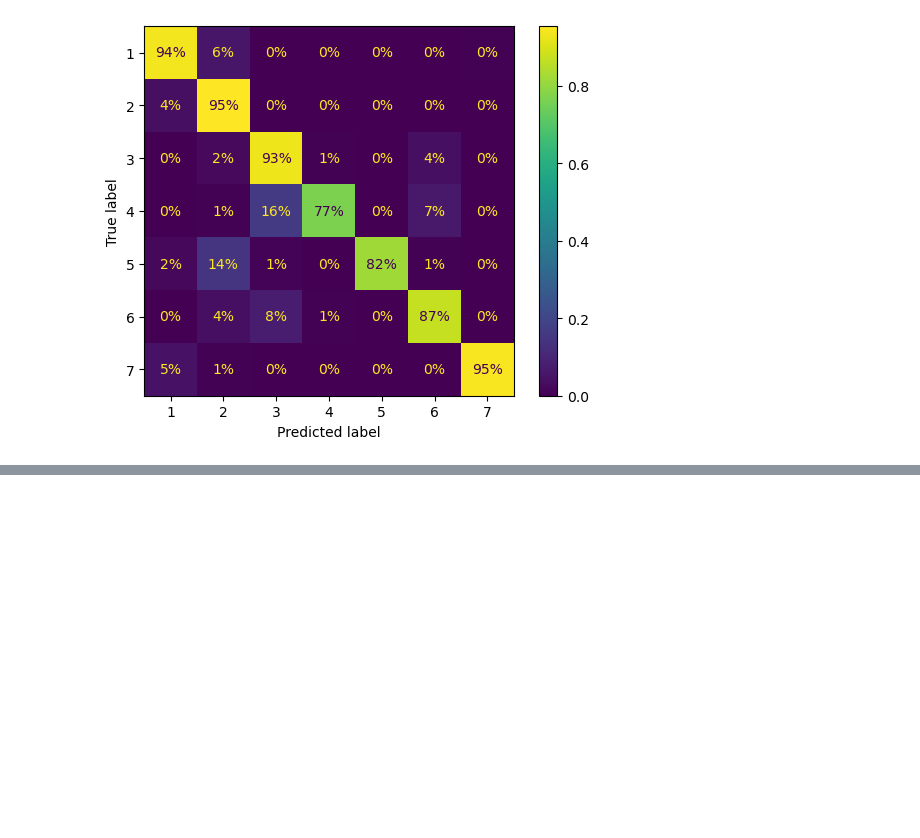
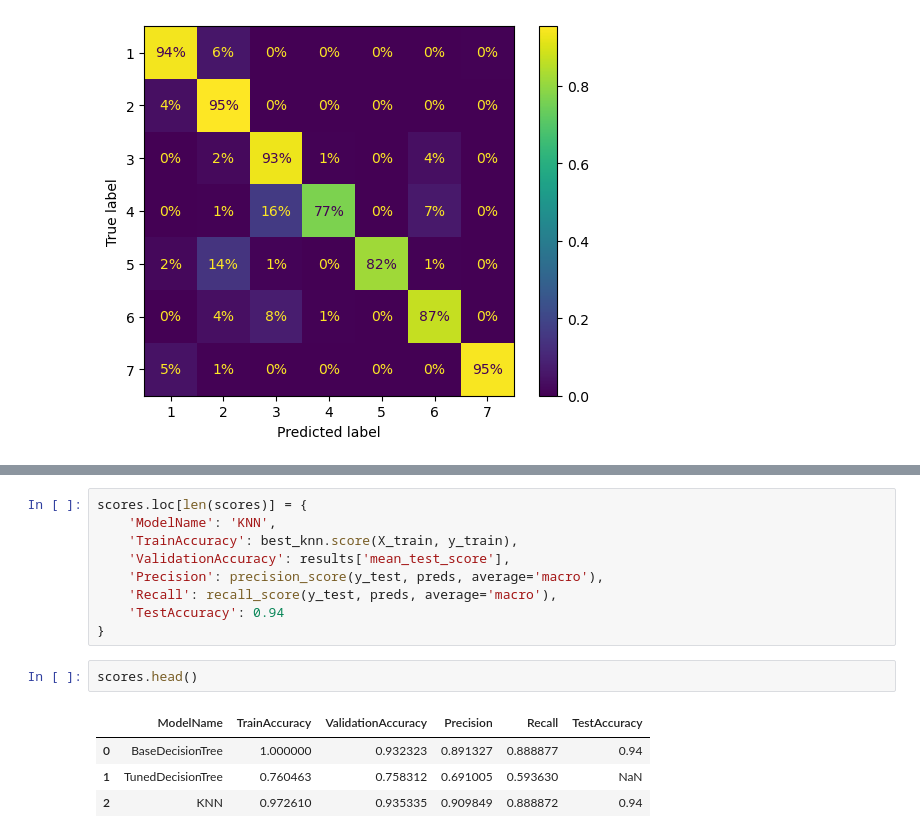
Before and after one commit to FrederickAlmeida/-IF1014-Data-Mining, a Jupyter notebook: Covertype database/models.ipynb, the cells around one changed output, grey strips where cells are left out. Cells and saved outputs as stored; diff of their text form; blank space fills up the shorter version.

```diff
--- a/Covertype database/models.ipynb
+++ b/Covertype database/models.ipynb
@@ -223,0 +230,16 @@ plt.show()
+# %%
+scores.loc[len(scores)] = {
+    'ModelName': 'KNN',
+    'TrainAccuracy': best_knn.score(X_train, y_train),
+    'ValidationAccuracy': results['mean_test_score'],
+    'Precision': precision_score(y_test, preds, average='macro'),
+    'Recall': recall_score(y_test, preds, average='macro'),
+    'TestAccuracy': 0.94
+}
+# %%
+scores.head()
+# %% [output]
+|  | ModelName | TrainAccuracy | ValidationAccuracy | Precision | Recall | TestAccuracy |
+| 0 | BaseDecisionTree | 1.000000 | 0.932323 | 0.891327 | 0.888877 | 0.94 |
+| 1 | TunedDecisionTree | 0.760463 | 0.758312 | 0.691005 | 0.593630 | NaN |
+| 2 | KNN | 0.972610 | 0.935335 | 0.909849 | 0.888872 | 0.94 |
```
Also changed, not shown: parts of 1 cell of this notebook.
